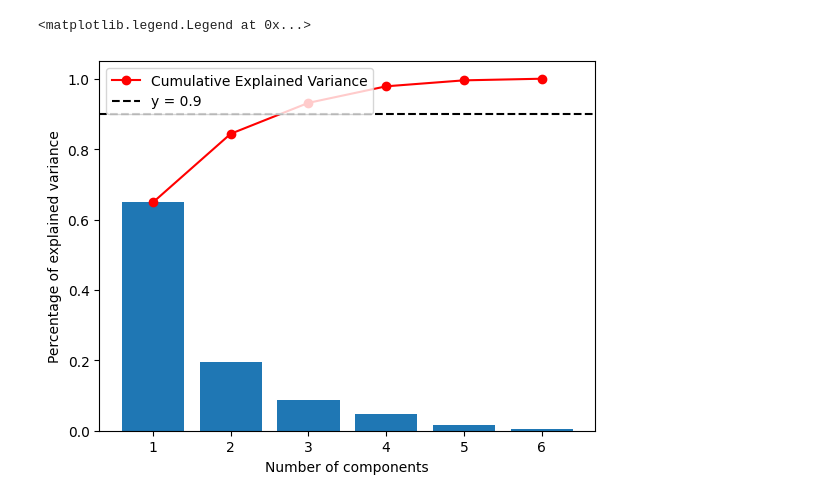
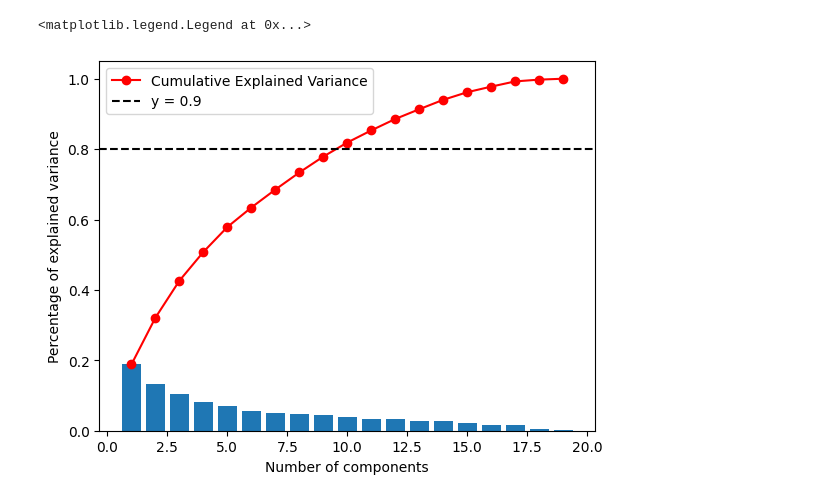
Before and after one commit to irenedagherr/ApprentissageAutomatiqueProjet, a Jupyter notebook: 3 - Prepocessing/PCA.ipynb, the cells around one changed output. Drawn from its saved outputs; the diff is of its cells as text; code cells hidden in the pictures.

```diff
--- a/3 - Prepocessing/PCA.ipynb
+++ b/3 - Prepocessing/PCA.ipynb
@@ -49,0 +46,18 @@ print(y_cleand.shape)
+# %%
+listeCompoChimique = [
+    "Carbon concentration (weight%)", "Silicon concentration (weight%)",
+    "Manganese concentration (weight%)", "Sulphur concentration (weight%)",
+    "Phosphorus concentration (weight%)", "Nickel concentration (weight%)",
+    "Chromium concentration (weight%)", "Molybdenum concentration (weight%)",
+    "Vanadium concentration (weight%)", "Copper concentration (weight%)",
+    "Current (A)", "Voltage (V)",
+    "AC or DC", "Electrode positive or negative", "Heat input (kJ/mm)",
+    "Interpass temperature (deg C)", "Type of weld",
+    "Post weld heat treatment temperature (deg C)", "Post weld heat treatment time (hours)",
+]
+
+X = df.loc[:, listeCompoChimique]
+X.info()
+print(X.shape)
+X = X.drop_duplicates()
+print(X.shape)
@@ -51,35 +83,33 @@ print(y_cleand.shape)
 from sklearn.preprocessing import MinMaxScaler
 from sklearn.preprocessing import StandardScaler
 
 def scale(X,scaler=MinMaxScaler()) :
     scaler = scaler
     X_scaled = pd.DataFrame(scaler.fit_transform(X), columns=X.columns)
     return X_scaled
 
-#X = df.iloc[:,:25]
-X = y_cleand
 X_norm = scale(X, StandardScaler())
 
 algoPCA = PCA().fit(X_norm)
 
 #plt.plot(np.cumsum(algoPCA.explained_variance_ratio_), marker = 'o')
 #plt.grid()
 #plt.xlabel('Nombre de composantes')
 #plt.ylabel('Cumulative explained variance')
 
 # Explained variance plot
 plt.bar(range(1,len(algoPCA.explained_variance_ratio_ )+1),algoPCA.explained_variance_ratio_ )
 plt.ylabel('Percentage of explained variance')
 plt.xlabel('Number of components')
 plt.plot(range(1,len(algoPCA.explained_variance_ratio_ )+1),
          np.cumsum(algoPCA.explained_variance_ratio_ ),
          c='red',
          label="Cumulative Explained Variance",
          marker = 'o')
 # Ajouter une barre horizontale en pointillé rouge à y = 0.9
-plt.axhline(y=0.9, color='black', linestyle='--', label='y = 0.9')
+plt.axhline(y=0.8, color='black', linestyle='--', label='y = 0.9')
 plt.legend(loc='upper left')
 # %% [output]
 <matplotlib.legend.Legend at 0x...>
-[figure, old version]
+[figure, new version]
 # %%
```
Also changed, not shown: parts of 9 cells of this notebook, 6 other files.
